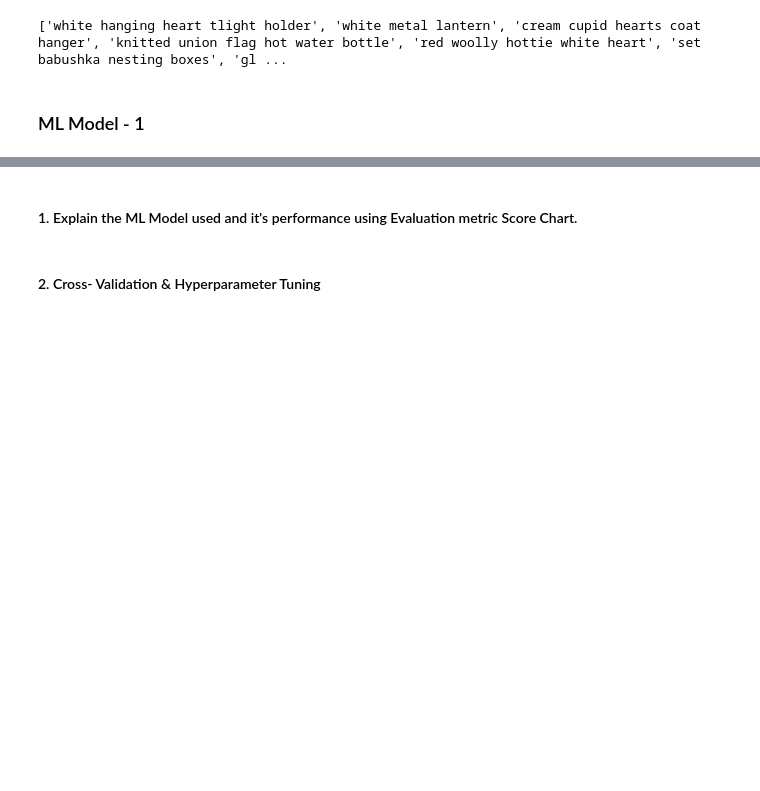
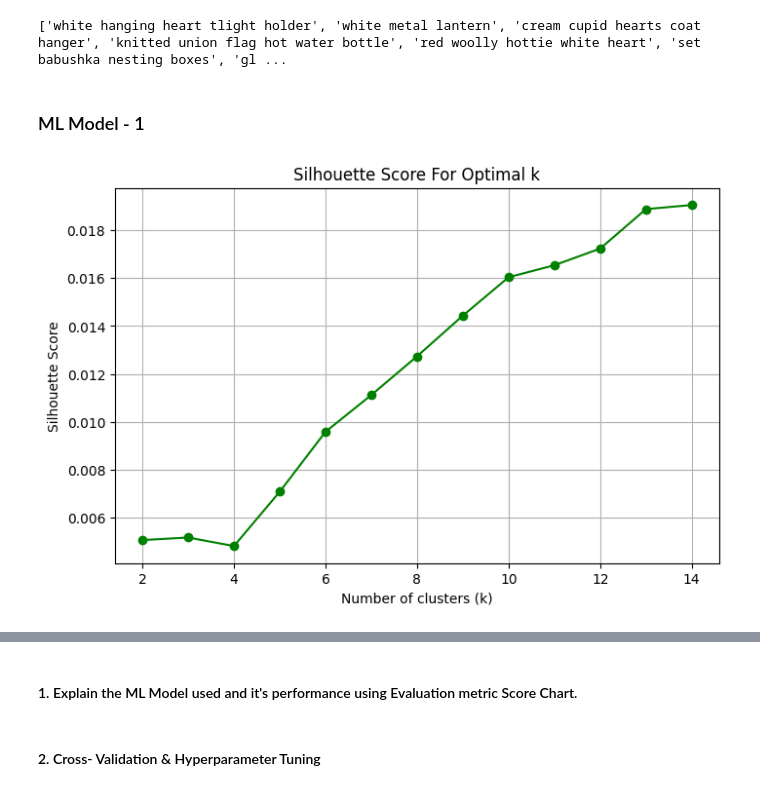
Before and after one commit to varuncode01/ST_Project5, a Jupyter notebook: ML_Project5.ipynb, the cells around one changed output, grey strips where cells are left out. Saved outputs shown, nothing was run; the diff lists cells and outputs as text; code cells hidden in the pictures; blank space fills up the shorter version.

```diff
--- a/ML_Project5.ipynb
+++ b/ML_Project5.ipynb
@@ -901,0 +853,21 @@ print(list_of_all_title)
+# %%
+from sklearn.metrics import silhouette_score
+
+silhouette_scores = []
+K = range(2, 15)
+
+for k in K:
+    km = KMeans(n_clusters=k, random_state=42)
+    labels = km.fit_predict(Description_tfidf_matrix)
+    score = silhouette_score(Description_tfidf_matrix, labels)
+    silhouette_scores.append(score)
+
+plt.figure(figsize=(8, 5))
+plt.plot(K, silhouette_scores, 'go-')
+plt.xlabel('Number of clusters (k)')
+plt.ylabel('Silhouette Score')
+plt.title('Silhouette Score For Optimal k')
+plt.grid(True)
+plt.show()
+# %% [output]
+[figure, added]
```
Also changed, not shown: parts of 51 cells of this notebook.
